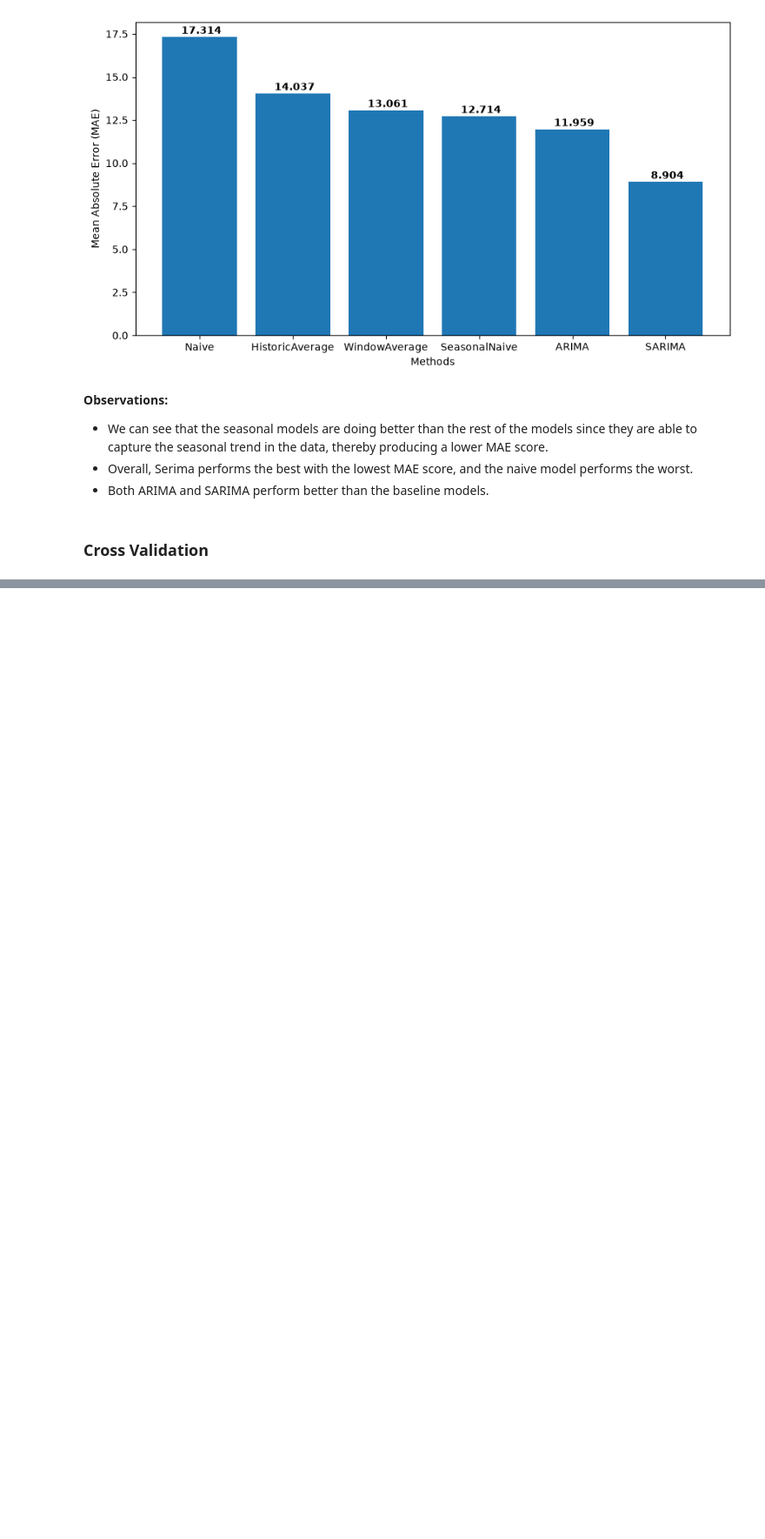
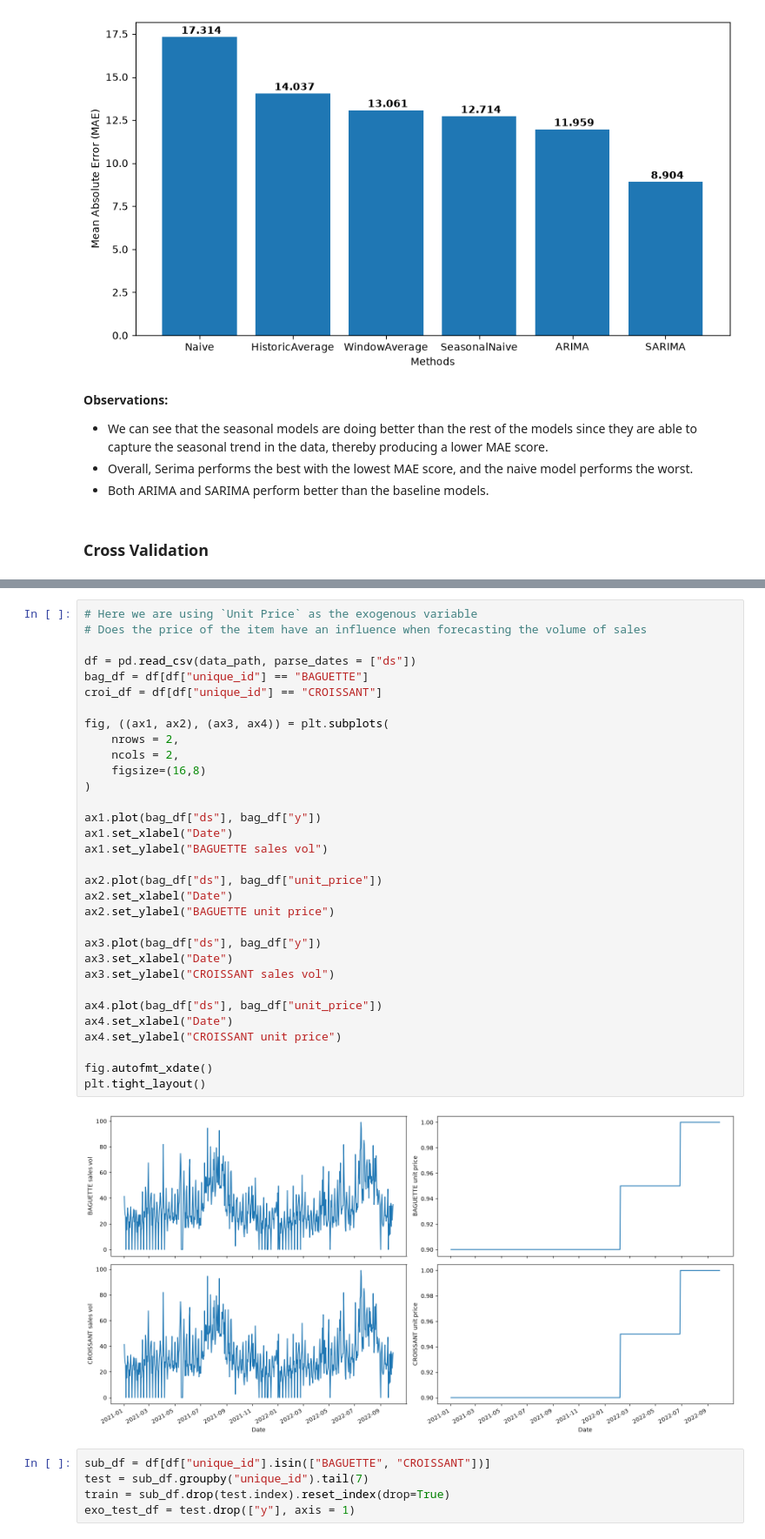
Before and after one commit to GauriR011/Time-Series-Analysis-With-Statistical-Models, a Jupyter notebook: main.ipynb, the cells around one changed output, grey strips where cells are left out. Shown at 87% size. Drawn from its saved outputs; the diff is of its cells as text; blank space fills up the shorter version.

```diff
--- a/main.ipynb
+++ b/main.ipynb
@@ -260,0 +342,39 @@ bar_chart_eval_viz(arima_eval, (9,5))
+# %%
+# Here we are using `Unit Price` as the exogenous variable
+# Does the price of the item have an influence when forecasting the volume of sales
+
+df = pd.read_csv(data_path, parse_dates = ["ds"])
+bag_df = df[df["unique_id"] == "BAGUETTE"]
+croi_df = df[df["unique_id"] == "CROISSANT"]
+
+fig, ((ax1, ax2), (ax3, ax4)) = plt.subplots(
+    nrows = 2,
+    ncols = 2,
+    figsize=(16,8)
+)
+
+ax1.plot(bag_df["ds"], bag_df["y"])
+ax1.set_xlabel("Date")
+ax1.set_ylabel("BAGUETTE sales vol")
+
+ax2.plot(bag_df["ds"], bag_df["unit_price"])
+ax2.set_xlabel("Date")
+ax2.set_ylabel("BAGUETTE unit price")
+
+ax3.plot(bag_df["ds"], bag_df["y"])
+ax3.set_xlabel("Date")
+ax3.set_ylabel("CROISSANT sales vol")
+
+ax4.plot(bag_df["ds"], bag_df["unit_price"])
+ax4.set_xlabel("Date")
+ax4.set_ylabel("CROISSANT unit price")
+
+fig.autofmt_xdate()
+plt.tight_layout()
+# %% [output]
+[figure, added]
+# %%
+sub_df = df[df["unique_id"].isin(["BAGUETTE", "CROISSANT"])]
+test = sub_df.groupby("unique_id").tail(7)
+train = sub_df.drop(test.index).reset_index(drop=True)
+exo_test_df = test.drop(["y"], axis = 1)
```
Also changed, not shown: parts of 28 cells of this notebook.
